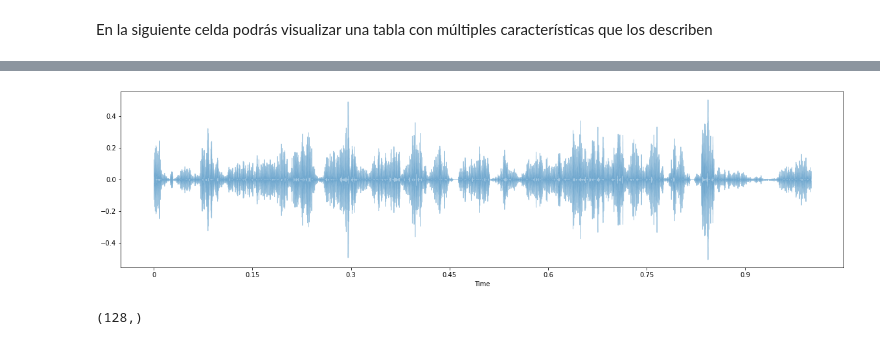
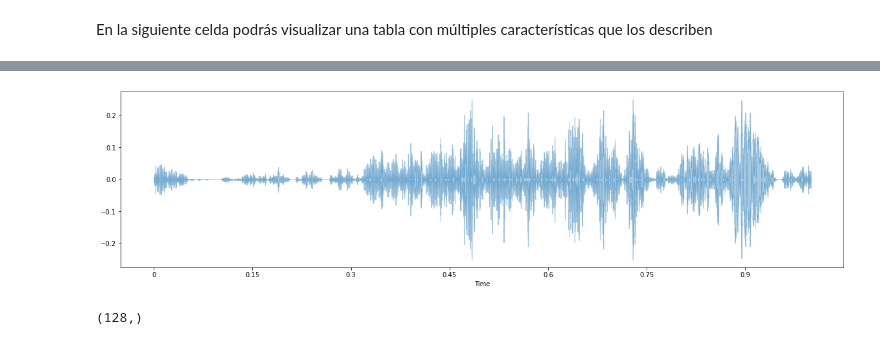
Before and after one commit to mezaga/ACIML, a Jupyter notebook: ACIML_seminario_prototype.ipynb, the cells around one changed output, grey strips where cells are left out. Saved outputs shown, nothing was run; the diff lists cells and outputs as text; code cells hidden in the pictures.

```diff
--- a/ACIML_seminario_prototype.ipynb
+++ b/ACIML_seminario_prototype.ipynb
@@ -41,7 +43,7 @@ track_num = []
 
 from google.colab import files
 #@ tectInserta
-text = 'fm' #@param {type:"string"}
+text = 'am' #@param {type:"string"}
 #AUDIO_LOAD = []
 sr16k = 16000
 secs = 1
@@ -317,7 +533,7 @@ WARNING:matplotlib.legend:No handles with labels found to put in legend.
 fig, ax = plt.subplots()
 fig.set_figwidth(20)
 fig.set_figheight(5)
-audio_random = np.random.normal(0,30, size= (2,128))
+audio_random = np.random.normal(0,10, size= (2,128))
 recons = decoder_pretrained.predict(audio_random)
 recons= recons[0].flatten()
 librosa.display.waveshow(recons, sr=16000, alpha=0.4, label='Original')
@@ -327,5 +543,5 @@ IPython.display.display(IPython.display.Audio(recons, rate = sr16k))
 [interactive output not drawn]
-[figure, old version]
+[figure, new version]
 # %%
 audio_random = np.random.normal(0,20, size= 128)
 audio_random.shape
```
Also changed, not shown: parts of 29 cells of this notebook.
